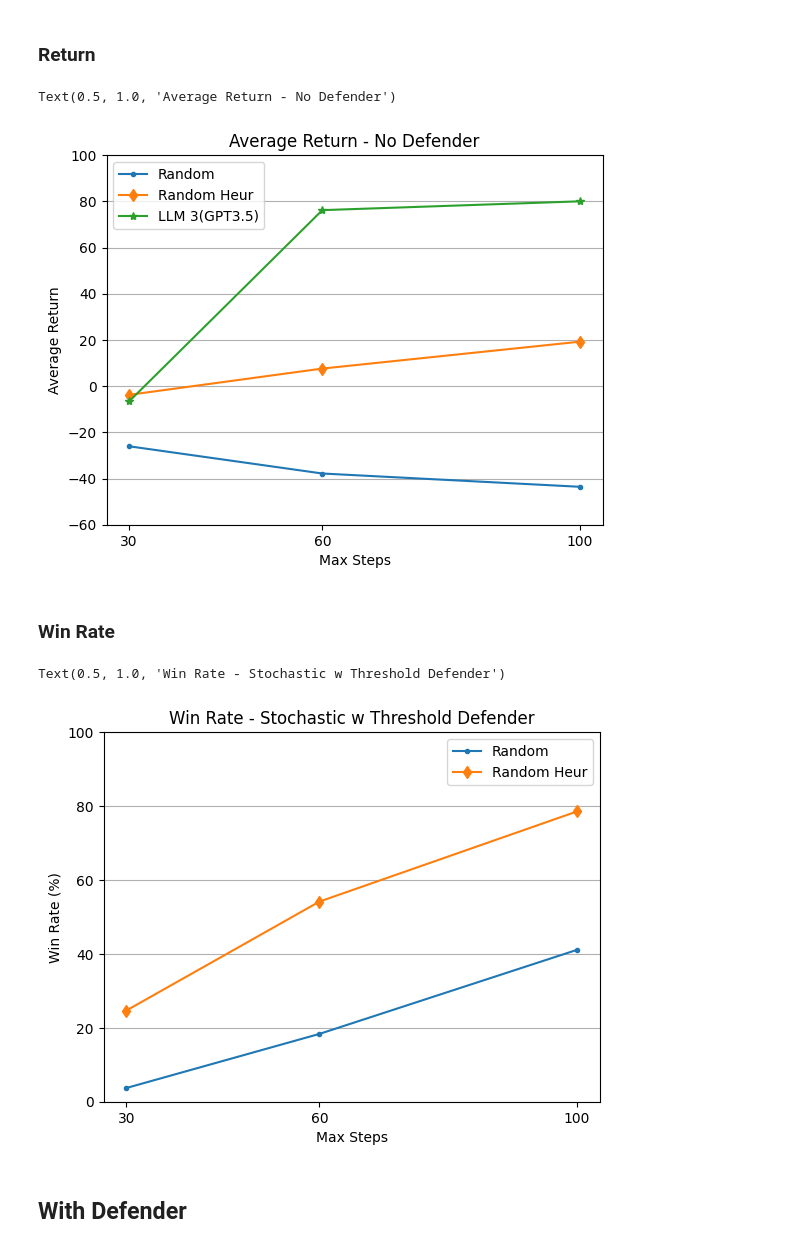
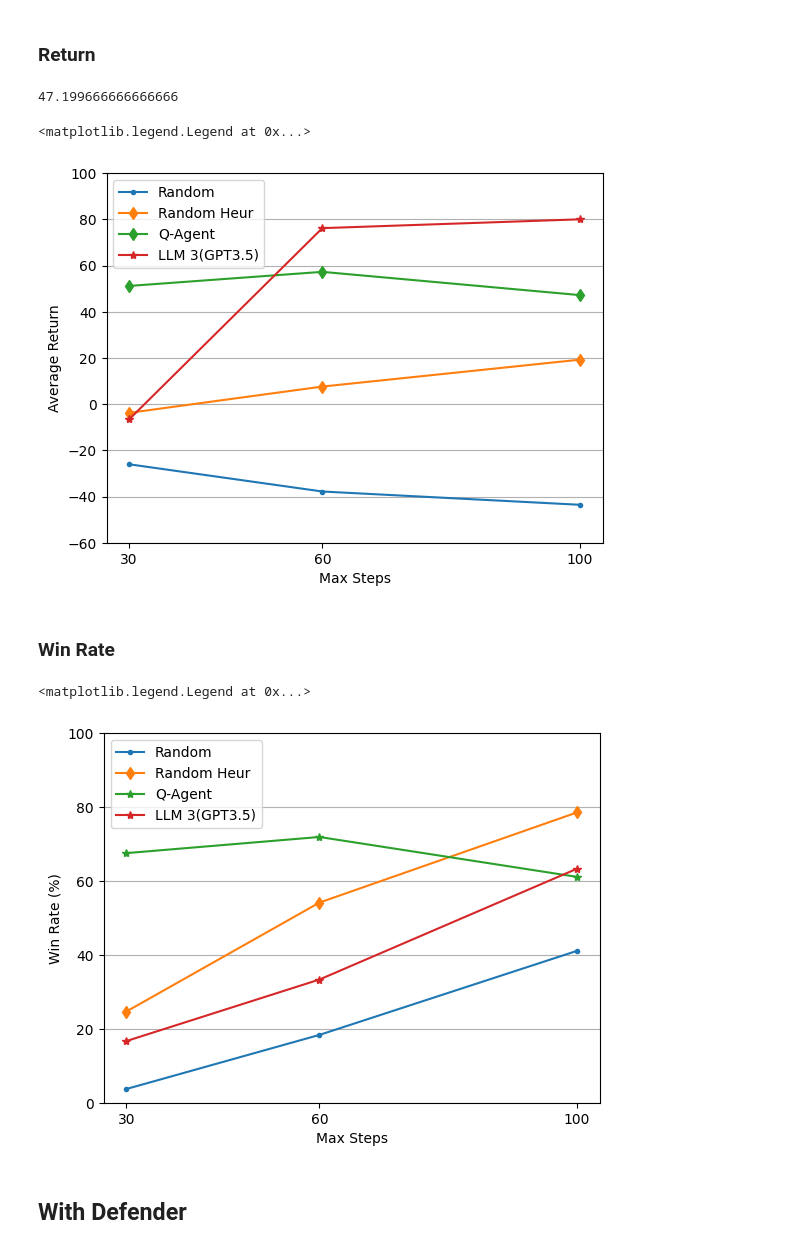
Before and after one commit to stratosphereips/NetSecGame, a Jupyter notebook: notebooks/paper_figures.ipynb, the cells around one changed output. Saved outputs shown, nothing was run; the diff lists cells and outputs as text; code cells hidden in the pictures.

Commit message:
Figures. Add q-learning

```diff
--- a/notebooks/paper_figures.ipynb
+++ b/notebooks/paper_figures.ipynb
@@ -15,23 +15,30 @@ random_std = [20.220, 45.726, 69.071]
 random_heur_mean = [-3.775, 7.6, 19.244]
 random_heur_std = [45.914, 62.893, 65.705]
 
+q_agent_mean = [51.16, 57.26, 47.19]
+
 llm_3_mean = [-6.633, 76.182, 80]
 llm_3_std = [46.759, 13.354, 10]
+# %%
+(65.475 + 23.083 +53.041)/3
+# %% [output]
+47.199666666666666
 # %%
 plt.plot(max_steps, random_mean, marker=".", label="Random")
 plt.plot(max_steps, random_heur_mean, marker="d", label="Random Heur")
+plt.plot(max_steps, q_agent_mean, marker="d", label="Q-Agent")
 plt.plot(max_steps, llm_3_mean, marker="*", label="LLM 3(GPT3.5)")
 
 plt.grid(axis='y')
 plt.ylabel("Average Return")
 plt.xlabel("Max Steps")
 plt.xticks(max_steps)
 plt.ylim(-60, 100)
 plt.legend()
-plt.title("Average Return - No Defender")
+# plt.title("Average Return - No Defender")
 # %% [output]
-Text(0.5, 1.0, 'Average Return - No Defender')
+<matplotlib.legend.Legend at 0x...>
-[figure, old version]
+[figure, new version]
 # %% [markdown]
 ### Win Rate
 # %%
@@ -41,7 +49,9 @@ random_heur_mean = [24.65, 54.15, 78.55]
 # %%
 plt.plot(max_steps, random_mean, marker=".", label="Random")
 plt.plot(max_steps, random_heur_mean, marker="d", label="Random Heur")
-# plt.plot(max_steps, llm_3_mean, marker="*", label="LLM 3(GPT3.5)")
+plt.plot(max_steps, q_agent_mean, marker="*", label="Q-Agent")
+plt.plot(max_steps, llm_3_mean, marker="*", label="LLM 3(GPT3.5)")
+
 
 plt.grid(axis='y')
 plt.ylabel("Win Rate (%)")
@@ -49,10 +59,10 @@ plt.xlabel("Max Steps")
 plt.xticks(max_steps)
 plt.ylim(0, 100)
 plt.legend()
-plt.title("Win Rate - Stochastic w Threshold Defender")
+# plt.title("Win Rate - No Defender")
 # %% [output]
-Text(0.5, 1.0, 'Win Rate - Stochastic w Threshold Defender')
+<matplotlib.legend.Legend at 0x...>
-[figure, old version]
+[figure, new version]
 # %% [markdown]
 ## With Defender
 # %% [markdown]
```
Also changed, not shown: parts of 1 cell of this notebook.
